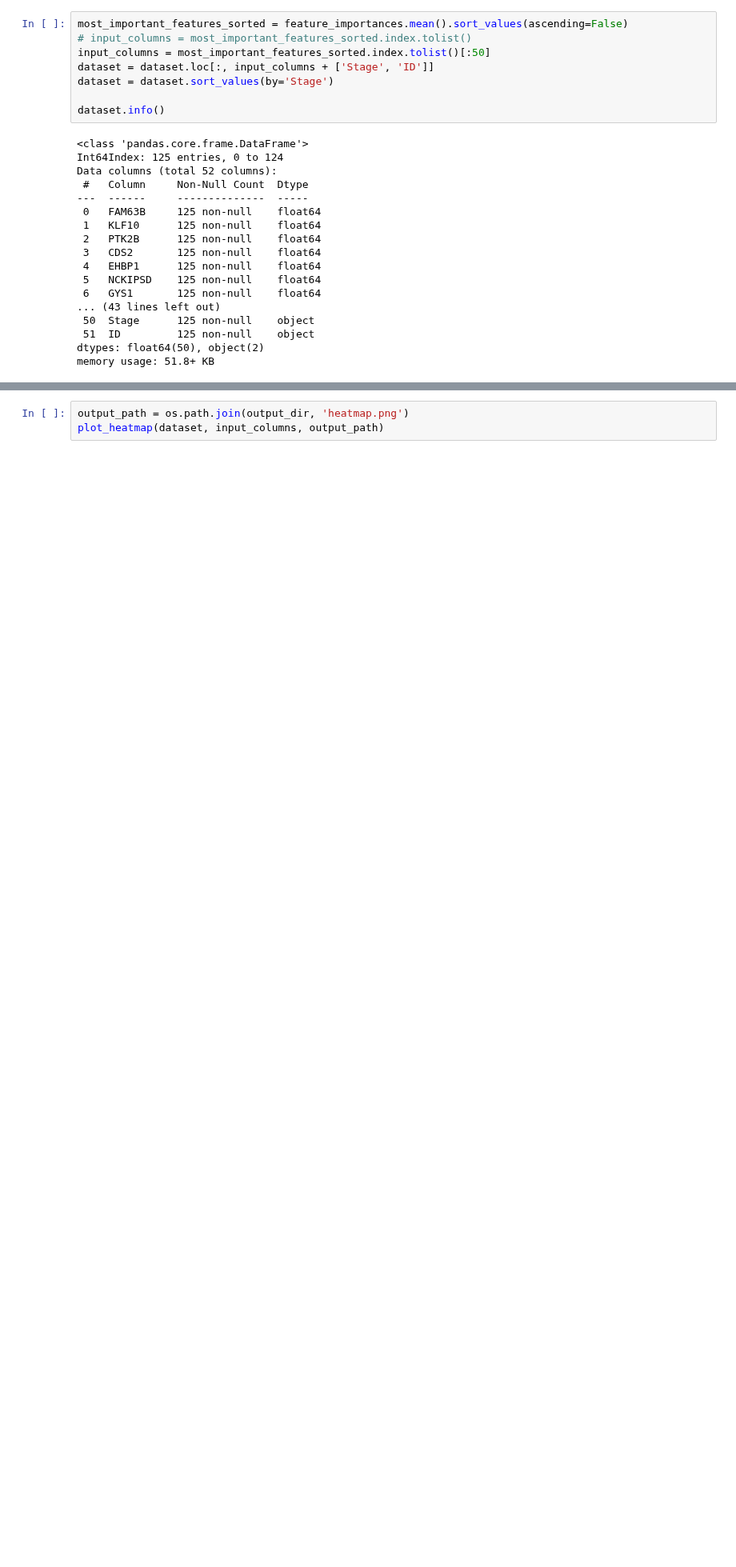
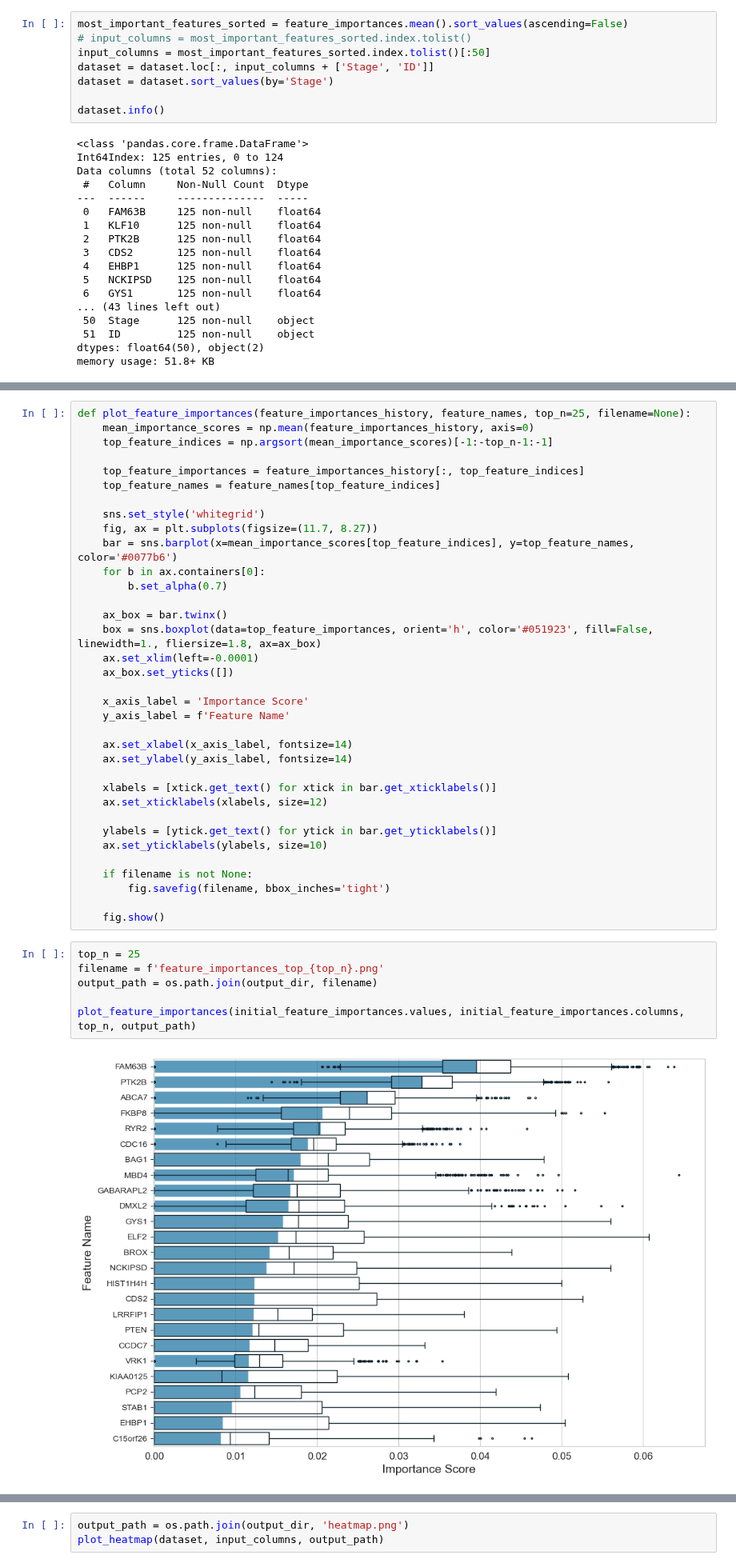
Before and after one commit to CyperStone/cancer-stage-prediction, a Jupyter notebook: notebooks/results_for_publication.ipynb, the cells around one changed output, grey strips where cells are left out. Shown at 80% size. Cells and saved outputs as stored; diff of their text form; blank space fills up the shorter version.

```diff
--- a/notebooks/publication_figures.ipynb
+++ b/notebooks/results_for_publication.ipynb
@@ -67,3 +114,46 @@ memory usage: 51.8+ KB
+# %%
+def plot_feature_importances(feature_importances_history, feature_names, top_n=25, filename=None):
+    mean_importance_scores = np.mean(feature_importances_history, axis=0)
+    top_feature_indices = np.argsort(mean_importance_scores)[-1:-top_n-1:-1]
+
+    top_feature_importances = feature_importances_history[:, top_feature_indices]
+    top_feature_names = feature_names[top_feature_indices]
+
+    sns.set_style('whitegrid')
+    fig, ax = plt.subplots(figsize=(11.7, 8.27))
+    bar = sns.barplot(x=mean_importance_scores[top_feature_indices], y=top_feature_names, color='#0077b6')
+    for b in ax.containers[0]:
+        b.set_alpha(0.7)
+
+    ax_box = bar.twinx()
+    box = sns.boxplot(data=top_feature_importances, orient='h', color='#051923', fill=False, linewidth=1., fliersize=1.8, ax=ax_box)
+    ax.set_xlim(left=-0.0001)
+    ax_box.set_yticks([])
+
+    x_axis_label = 'Importance Score'
+    y_axis_label = f'Feature Name'
+
+    ax.set_xlabel(x_axis_label, fontsize=14)
+    ax.set_ylabel(y_axis_label, fontsize=14)
+
+    xlabels = [xtick.get_text() for xtick in bar.get_xticklabels()]
+    ax.set_xticklabels(xlabels, size=12)
+
+    ylabels = [ytick.get_text() for ytick in bar.get_yticklabels()]
+    ax.set_yticklabels(ylabels, size=10)
+
+    if filename is not None:
+        fig.savefig(filename, bbox_inches='tight')
+
+    fig.show()
+# %%
+top_n = 25
+filename = f'feature_importances_top_{top_n}.png'
+output_path = os.path.join(output_dir, filename)
+
+plot_feature_importances(initial_feature_importances.values, initial_feature_importances.columns, top_n, output_path)
+# %% [output]
+[figure, added]
 # %%
 def plot_heatmap(dataset, input_features, filename=None):
     input_features = dataset.loc[:, input_columns]
```
Also changed, not shown: parts of 8 cells of this notebook.
